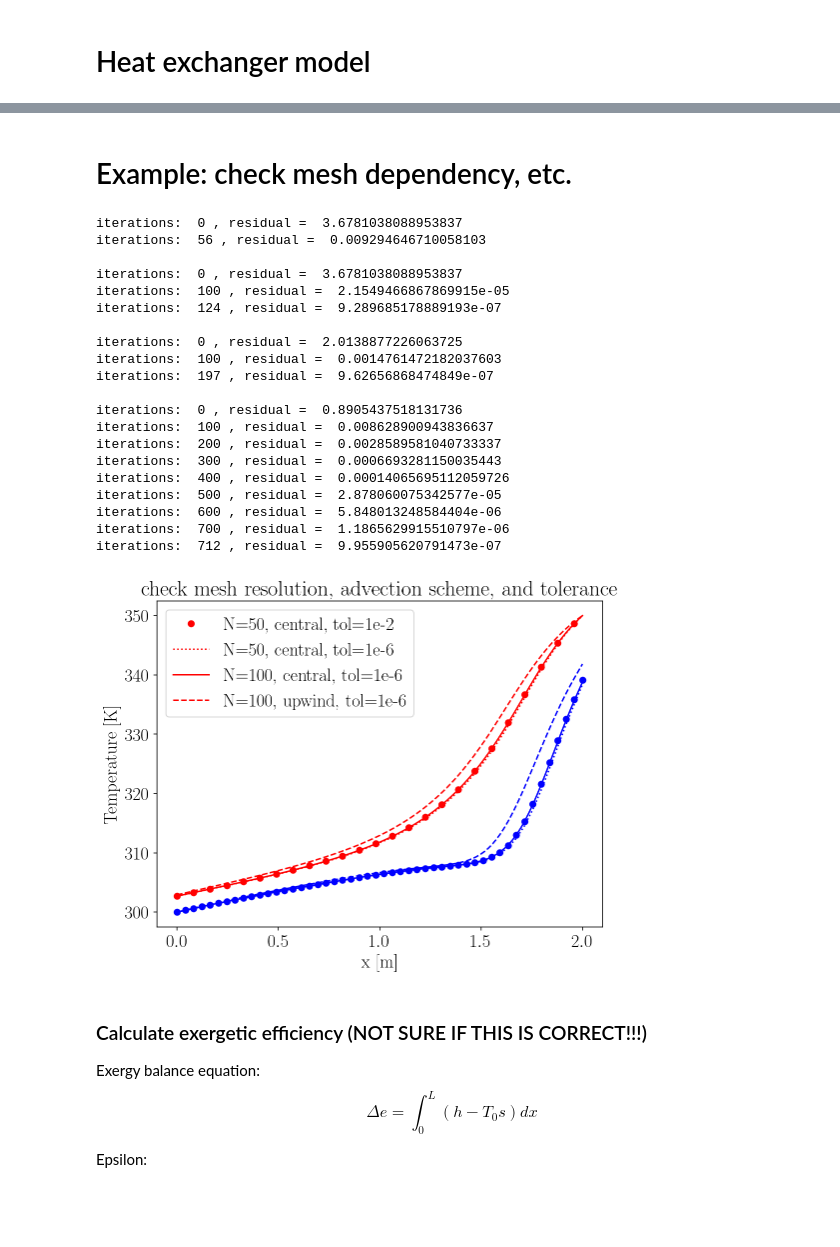
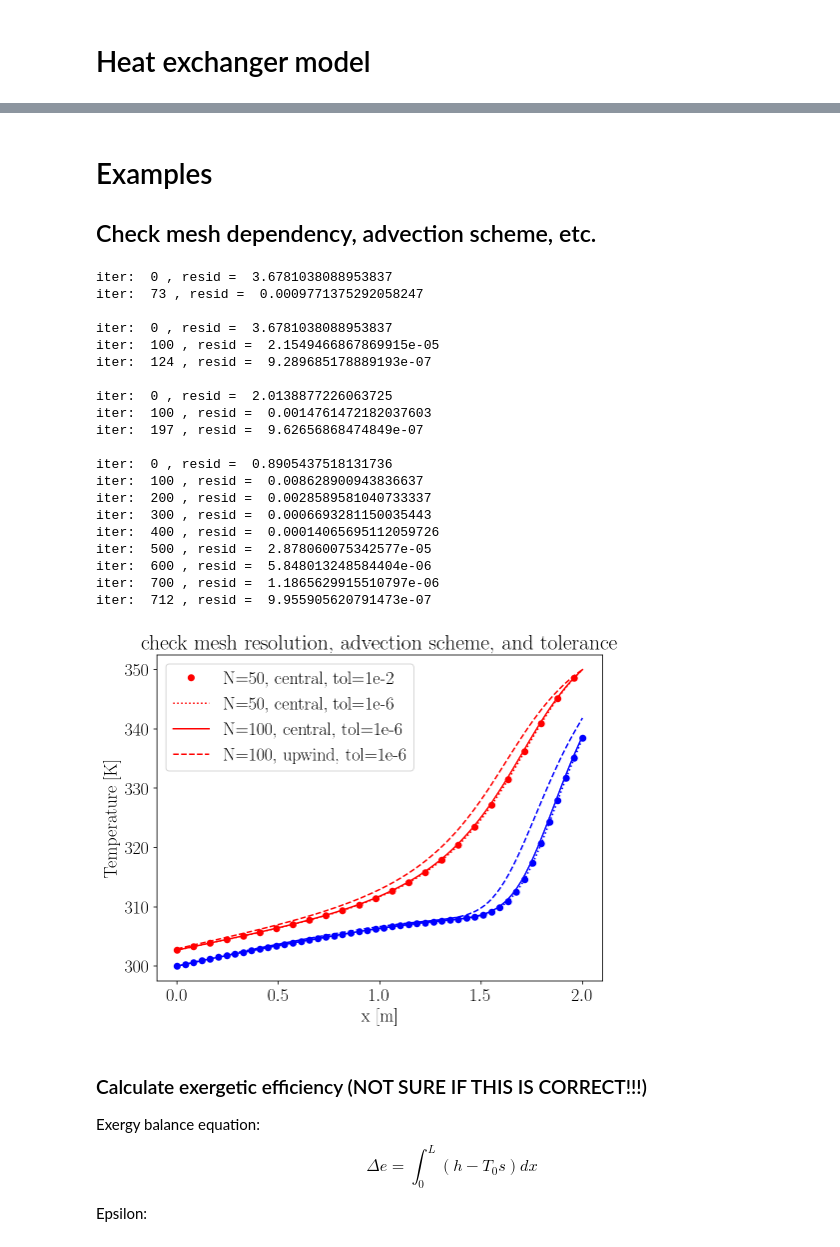
Before and after one commit to Fluid-Dynamics-Of-Energy-Systems-Team/Heat-exchanger-model, a Jupyter notebook: HeatEx.ipynb, the cells around one changed output, grey strips where cells are left out. Cells and saved outputs as stored; diff of their text form; code cells hidden in the pictures; blank space fills up the shorter version.

```diff
--- a/HeatEx.ipynb
+++ b/HeatEx.ipynb
@@ -146,30 +147,31 @@ def solveHEX(colFluid, hotFluid, length, npts=None, advecScheme='central',
     x  = np.linspace(0.0, length, npts)
     dx = x[1] - x[0]
 
-    iterations = 0
-    residual   = 1.0e10
+    itera = 0
+    res   = 1.0e10
 
-    while iterations < maxiter and residual > tol:
+    while itera < maxiter and res > tol:
 
         AmatTc, rhsTc = buildLinSys(Tc, U, colFluid, dx, advecScheme)
         AmatTh, rhsTh = buildLinSys(Th, U, hotFluid, dx, advecScheme)
 
         diagTc = diags(-U[1:-1]*Per, 0, shape=(npts-2,npts-2))
         diagTh = diags(-U[1:-1]*Per, 0, shape=(npts-2,npts-2))
-        Amat = vstack( [hstack([AmatTc,diagTc]),
-                        hstack([diagTh,AmatTh])], 'csr')
+        Amat = vstack([hstack([AmatTc,diagTc]),hstack([diagTh,AmatTh])], 'csr')
 
         rhs  = np.concatenate((rhsTc,rhsTh),axis=0)
         temp = np.concatenate((Tc[1:-1],Th[1:-1]),axis=0)
 
+        # under-relaxation
         rhs = rhs + (1-underrelax)/underrelax*Amat.diagonal()*temp
         Amat.setdiag(Amat.diagonal()/underrelax)
 
-        temp_old = temp.copy()
-        temp     = spsolve(Amat, rhs)
+        # solve and check convergence
+        oldT = temp.copy()
+        temp = spsolve(Amat, rhs)
+        res  = np.linalg.norm(temp-oldT)/npts
 
-        residual = np.linalg.norm(temp-temp_old)/npts
-
+        # put solution into Tc and Th arrays
         Tc[1:-1] = temp[:npts-2]
         Th[1:-1] = temp[npts-2:]
 
@@ -180,17 +182,18 @@ def solveHEX(colFluid, hotFluid, length, npts=None, advecScheme='central',
         if hotFluid['mass flow'] > 0.0:  Th[-1] = 2*Th[-2] - Th[-3]
         else:                            Th[ 0] = 2*Th[ 1] - Th[ 2]
 
-        if iterations%100 == 0 and printResiduals == True:
-            print("iterations: ",iterations, ", residual = ", residual)
+        if itera%100 == 0 and printResiduals == True:
+            print("iter: ",itera, ", resid = ", res)
 
-        iterations += 1
+        itera += 1
 
     if printResiduals == True:
-        print("iterations: ",iterations, ", residual = ", residual,"\n")
+        print("iter: ",itera, ", resid = ", res,"\n")
 
     return x, Tc, Th
 # %% [markdown]
-# Example: check mesh dependency, etc.
+# Examples
+## Check mesh dependency, advection scheme, etc.
 # %%
 valueU = 2860.0
 Per    = 0.4
@@ -210,65 +213,65 @@ length = 2
 
 # first case
 #
-x, Tc, Th = solveHEX(colFluid, hotFluid, length, 50,
-                     underrelax=0.8, tol=1.0e-2, printResiduals=True)
+x, Tc, Th = solveHEX(colFluid, hotFluid, length, npts=50, advecScheme="central",
+                     underrelax=0.8, tol=1.0e-3, printResiduals=True)
 l1, = plt.plot(x[::2],Th[::2],'ro')
 plt.plot(x,Tc,'bo')
 
 
 # second case
 #
-x, Tc, Th = solveHEX(colFluid, hotFluid, length, 50,
+x, Tc, Th = solveHEX(colFluid, hotFluid, length, npts=50, advecScheme="central",
                      underrelax=0.8, tol=1.0e-6, printResiduals=True)
 l2, = plt.plot(x,Th,'r:')
 plt.plot(x,Tc,'b:')
 
 
 # third case
 #
-x, Tc, Th = solveHEX(colFluid, hotFluid, length, 100,
+x, Tc, Th = solveHEX(colFluid, hotFluid, length, npts=100, advecScheme="central",
                      underrelax=0.8, tol=1.0e-6, printResiduals=True)
 l3, = plt.plot(x,Th,'r-')
 plt.plot(x,Tc,'b-')
 
 
 # fourth case
 #
-x, Tc, Th = solveHEX(colFluid, hotFluid, length, 100,
-                     underrelax=0.8, tol=1.0e-6, printResiduals=True, advecScheme="upwind")
+x, Tc, Th = solveHEX(colFluid, hotFluid, length, npts=100, advecScheme="upwind",
+                     underrelax=0.8, tol=1.0e-6, printResiduals=True)
 l4, = plt.plot(x,Th,'r--')
 plt.plot(x,Tc,'b--')
 
 
 plt.legend([l1,l2,l3,l4],['N=50,  central, tol=1e-2',
                           'N=50,  central, tol=1e-6',
                           'N=100, central, tol=1e-6',
                           'N=100, upwind,  tol=1e-6'])
 plt.title('check mesh resolution, advection scheme, and tolerance')
 plt.xlabel("x [m]")
 plt.ylabel("Temperature [K]");
 # %% [output]
-iterations:  0 , residual =  3.6781038088953837
-iterations:  56 , residual =  0.009294646710058103
+iter:  0 , resid =  3.6781038088953837
+iter:  73 , resid =  0.0009771375292058247
 
-iterations:  0 , residual =  3.6781038088953837
-iterations:  100 , residual =  2.1549466867869915e-05
-iterations:  124 , residual =  9.289685178889193e-07
+iter:  0 , resid =  3.6781038088953837
+iter:  100 , resid =  2.1549466867869915e-05
+iter:  124 , resid =  9.289685178889193e-07
 
-iterations:  0 , residual =  2.0138877226063725
-iterations:  100 , residual =  0.0014761472182037603
-iterations:  197 , residual =  9.62656868474849e-07
+iter:  0 , resid =  2.0138877226063725
+iter:  100 , resid =  0.0014761472182037603
+iter:  197 , resid =  9.62656868474849e-07
 
-iterations:  0 , residual =  0.8905437518131736
-iterations:  100 , residual =  0.008628900943836637
-iterations:  200 , residual =  0.0028589581040733337
-iterations:  300 , residual =  0.0006693281150035443
-iterations:  400 , residual =  0.00014065695112059726
-iterations:  500 , residual =  2.878060075342577e-05
-iterations:  600 , residual =  5.848013248584404e-06
-iterations:  700 , residual =  1.1865629915510797e-06
-iterations:  712 , residual =  9.955905620791473e-07
+iter:  0 , resid =  0.8905437518131736
+iter:  100 , resid =  0.008628900943836637
+iter:  200 , resid =  0.0028589581040733337
+iter:  300 , resid =  0.0006693281150035443
+iter:  400 , resid =  0.00014065695112059726
+iter:  500 , resid =  2.878060075342577e-05
+iter:  600 , resid =  5.848013248584404e-06
+iter:  700 , resid =  1.1865629915510797e-06
+iter:  712 , resid =  9.955905620791473e-07
-[figure, old version]
+[figure, new version]
 # %% [markdown]
 ### Calculate exergetic efficiency (NOT SURE IF THIS IS CORRECT!!!)
 
```
Also changed, not shown: parts of 9 cells of this notebook.
